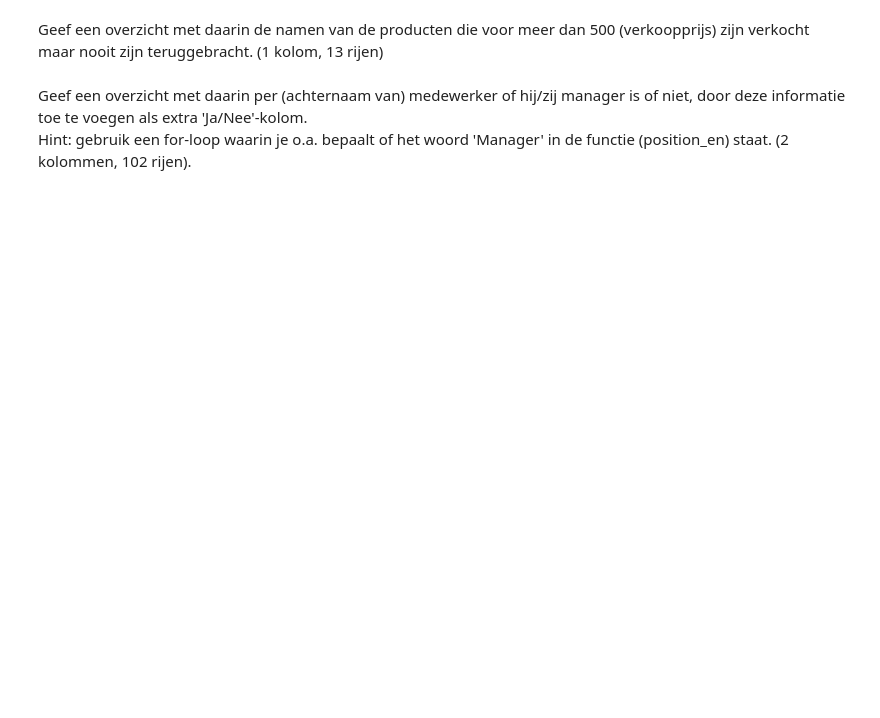
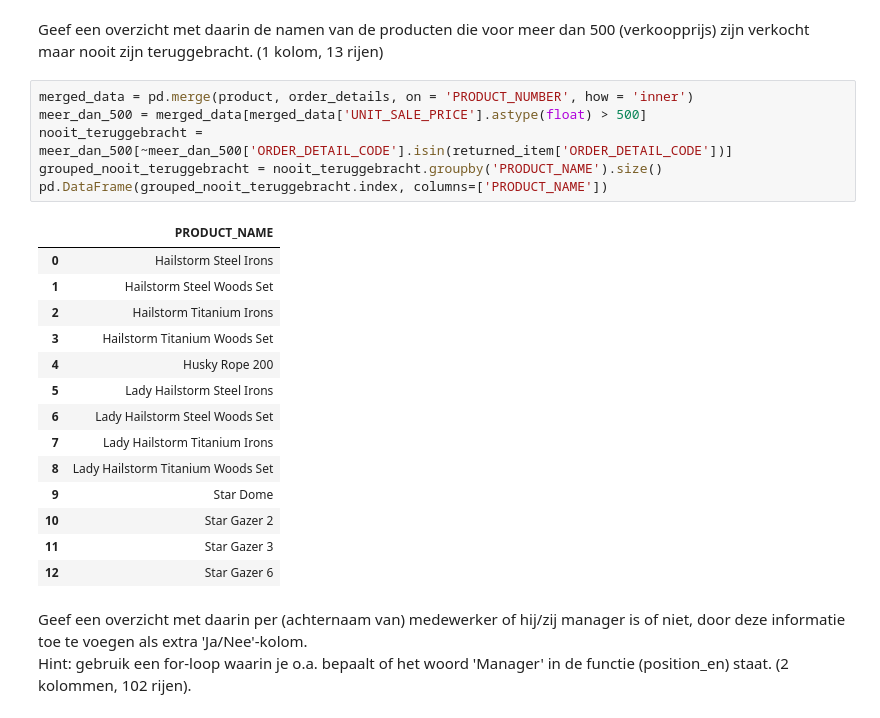
Before and after one commit to david1law/DEDS_Portfolio, a Jupyter notebook: Practicum_2.3_Opdrachten.ipynb, the cells around one changed output. Cells and saved outputs as stored; diff of their text form; blank space fills up the shorter version.

```diff
--- a/Practicum_2.3_Opdrachten.ipynb
+++ b/Practicum_2.3_Opdrachten.ipynb
@@ -214,5 +531,26 @@ Geef een overzicht met daarin het aantal producten waarvan de marge lager is dan
 # %% [markdown]
 Geef een overzicht met daarin de namen van de producten die voor meer dan 500 (verkoopprijs) zijn verkocht maar nooit zijn teruggebracht. (1 kolom, 13 rijen)
+# %%
+merged_data = pd.merge(product, order_details, on = 'PRODUCT_NUMBER', how = 'inner')
+meer_dan_500 = merged_data[merged_data['UNIT_SALE_PRICE'].astype(float) > 500]
+nooit_teruggebracht = meer_dan_500[~meer_dan_500['ORDER_DETAIL_CODE'].isin(returned_item['ORDER_DETAIL_CODE'])]
+grouped_nooit_teruggebracht = nooit_teruggebracht.groupby('PRODUCT_NAME').size()
+pd.DataFrame(grouped_nooit_teruggebracht.index, columns=['PRODUCT_NAME'])
+# %% [output]
+|  | PRODUCT_NAME |
+| 0 | Hailstorm Steel Irons |
+| 1 | Hailstorm Steel Woods Set |
+| 2 | Hailstorm Titanium Irons |
+| 3 | Hailstorm Titanium Woods Set |
+| 4 | Husky Rope 200 |
+| 5 | Lady Hailstorm Steel Irons |
+| 6 | Lady Hailstorm Steel Woods Set |
+| 7 | Lady Hailstorm Titanium Irons |
+| 8 | Lady Hailstorm Titanium Woods Set |
+| 9 | Star Dome |
+| 10 | Star Gazer 2 |
+| 11 | Star Gazer 3 |
+| 12 | Star Gazer 6 |
 # %% [markdown]
 Geef een overzicht met daarin per (achternaam van) medewerker of hij/zij manager is of niet, door deze informatie toe te voegen als extra 'Ja/Nee'-kolom.<br>
 Hint: gebruik een for-loop waarin je o.a. bepaalt of het woord 'Manager' in de functie (position_en) staat. (2 kolommen, 102 rijen).
```
Also changed, not shown: parts of 32 cells of this notebook.
